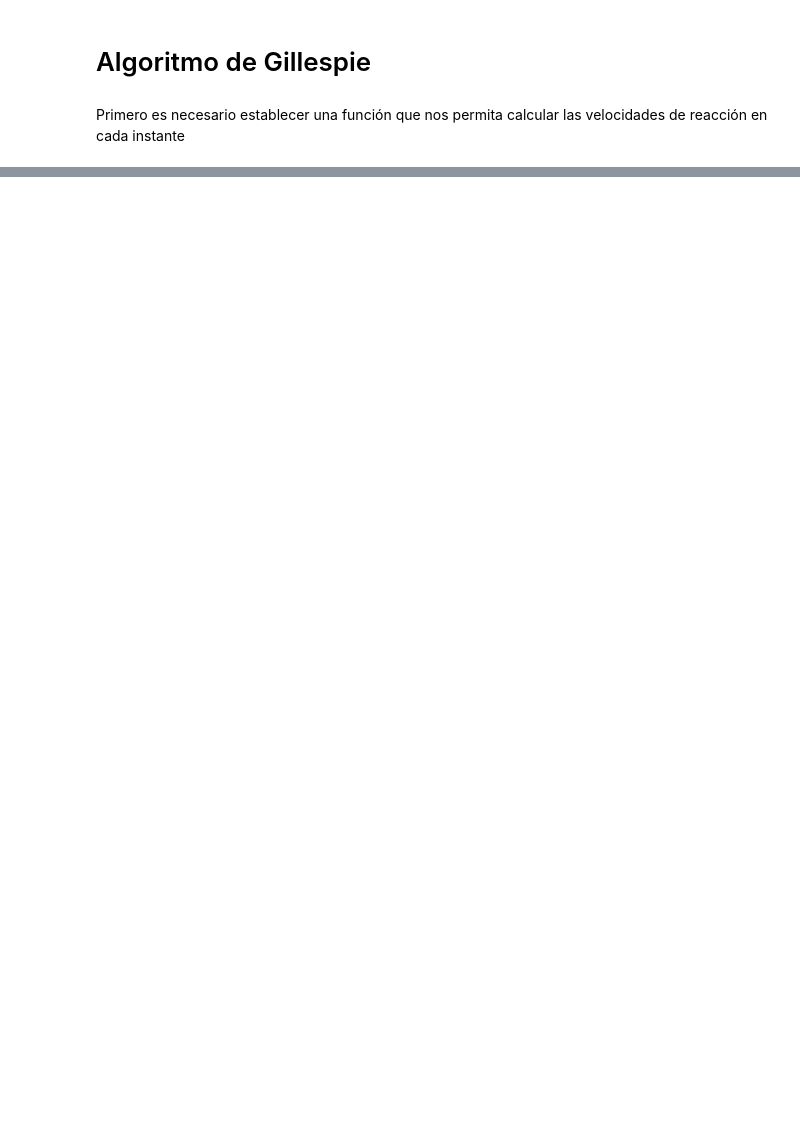
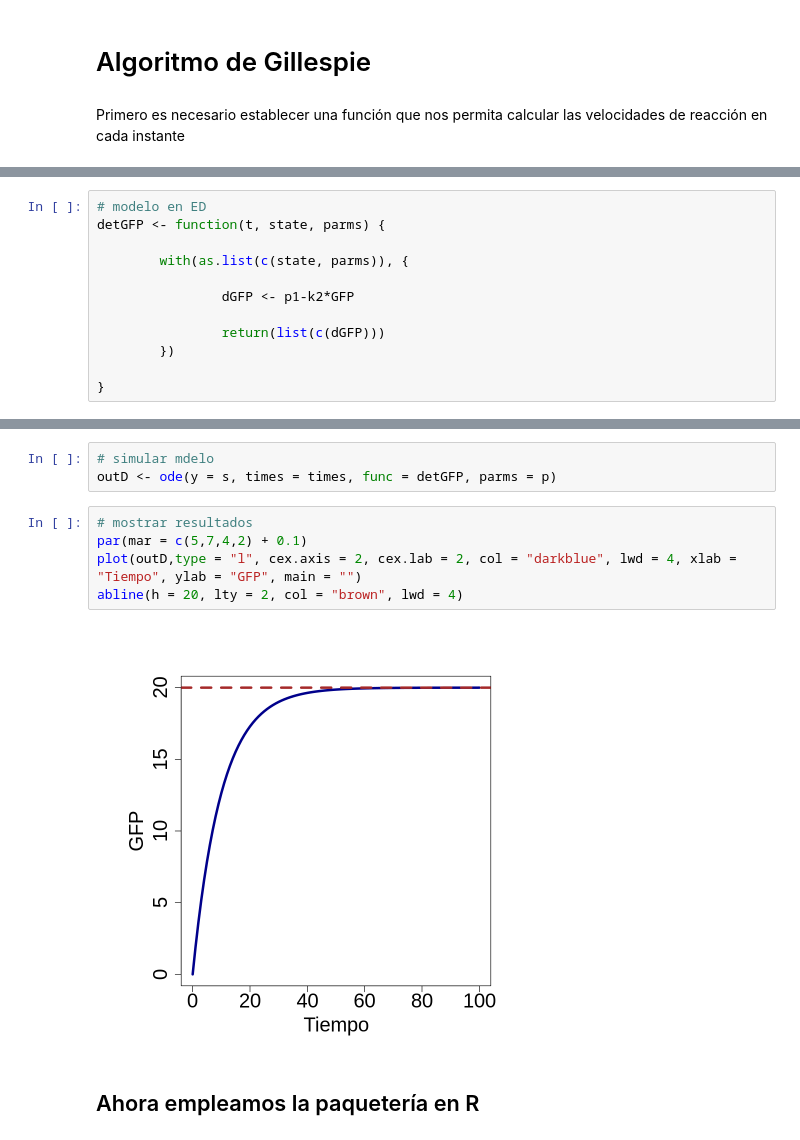
Before and after one commit to sysbio-unam/practicas-computacionales, a Jupyter notebook: algoritmo_Gillespie.ipynb, the cells around one changed output, grey strips where cells are left out. Cells and saved outputs as stored; diff of their text form; blank space fills up the shorter version.

```diff
--- a/algoritmo_Gillespie.ipynb
+++ b/algoritmo_Gillespie.ipynb
@@ -124,0 +168,12 @@ print(x)
+# %%
+# modelo en ED
+detGFP <- function(t, state, parms) {
+
+        with(as.list(c(state, parms)), {
+
+                dGFP <- p1-k2*GFP
+
+                return(list(c(dGFP)))
+        })
+
+}
@@ -124,0 +190,12 @@ print(x)
+# %%
+# simular mdelo
+outD <- ode(y = s, times = times, func = detGFP, parms = p)
+# %%
+# mostrar resultados
+par(mar = c(5,7,4,2) + 0.1)
+plot(outD,type = "l", cex.axis = 2, cex.lab = 2, col = "darkblue", lwd = 4, xlab = "Tiempo", ylab = "GFP", main = "")
+abline(h = 20, lty = 2, col = "brown", lwd = 4)
+# %% [output]
+[figure, added]
+# %% [markdown]
+## Ahora empleamos la paquetería en R
```
Also changed, not shown: parts of 26 cells of this notebook.
